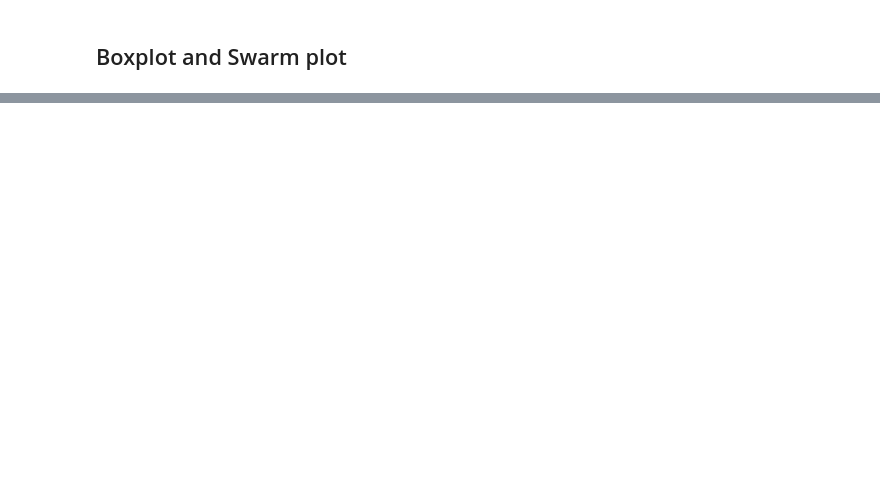
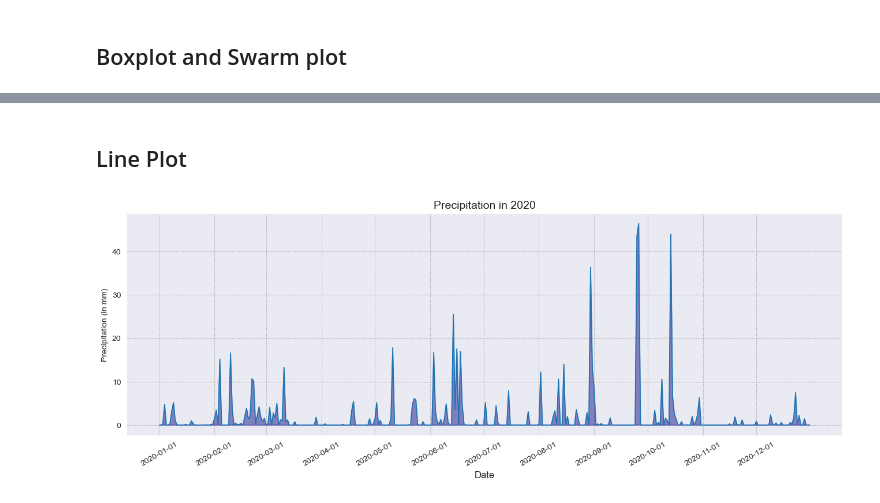
Before and after one commit to achrafkr/Data-Visualization, a Jupyter notebook: Notebooks/Weather_analysis.ipynb, the cells around one changed output, grey strips where cells are left out. Drawn from its saved outputs; the diff is of its cells as text; code cells hidden in the pictures; blank space fills up the shorter version.

Commit message:
Adding line plot

```diff
--- a/Notebooks/Weather_analysis.ipynb
+++ b/Notebooks/Weather_analysis.ipynb
@@ -38,7 +40,10 @@ def filter_column_name(column_name): # removes everything within the parenthesis
 columns = [filter_column_name(x) for x in data.columns]
 data.rename(columns={x:y for x, y in zip(data.columns, columns)}, inplace=True)
 data['date'] = data.date.apply(pd.to_datetime)
-data['month'] = data.date.apply(lambda x: x.month)
+data['month'] = data.date.dt.month.values
+data['day'] = data.date.dt.day.values
+data['day_nb'] = data.date.dt.dayofyear.values
+data.drop(52695, inplace=True)
 # %% [markdown]
 <a id="ridge"></a>
 ## Ridge Plot
@@ -137,0 +144,30 @@ Wall time: 717 ms
+# %% [markdown]
+<a id="line"></a>
+## Line Plot
+# %%
+acummulated_rain_map = data[['rain', 'day_nb']].groupby('day_nb')['rain'].sum()
+data['acc_rain'] = data['day_nb'].map(acummulated_rain_map)
+# %%
+def line_plot(x, y, title="", labels=["", ""], ax=None, t_labels=None, xticks=None, rotation=60):
+    if ax is None:
+        _, ax = plt.subplots(figsize=(16, 5))
+
+    ax.plot(x, y, linewidth=1.25)
+    ax.fill(x, y, color='navy', alpha=.45)
+    ax.set_xticks(ticks=xticks, labels=t_labels, rotation=rotation) if (t_labels is not None and xticks is not None) else None
+    ax.set_title(title, fontsize=14, fontweight=15)
+    ax.set_xlabel(labels[0], fontsize=12)
+    ax.set_ylabel(labels[1])
+
+    plt.show() if ax is None else None
+# %%
+x = data.drop_duplicates(['day_nb', 'acc_rain']).date.dt.date.values
+y = data.drop_duplicates(['day_nb', 'acc_rain']).acc_rain.values
+xlab = [date for date in x if date.day == 1] # tick labels
+
+args = dict(xticks=xlab, t_labels=xlab, title="Precipitation in 2020",
+           labels=["Date", "Precipitation (in mm)"], rotation=30)
+
+line_plot(x, y, **args)
+# %% [output]
+[figure, added]
```
Also changed, not shown: parts of 4 cells of this notebook.
